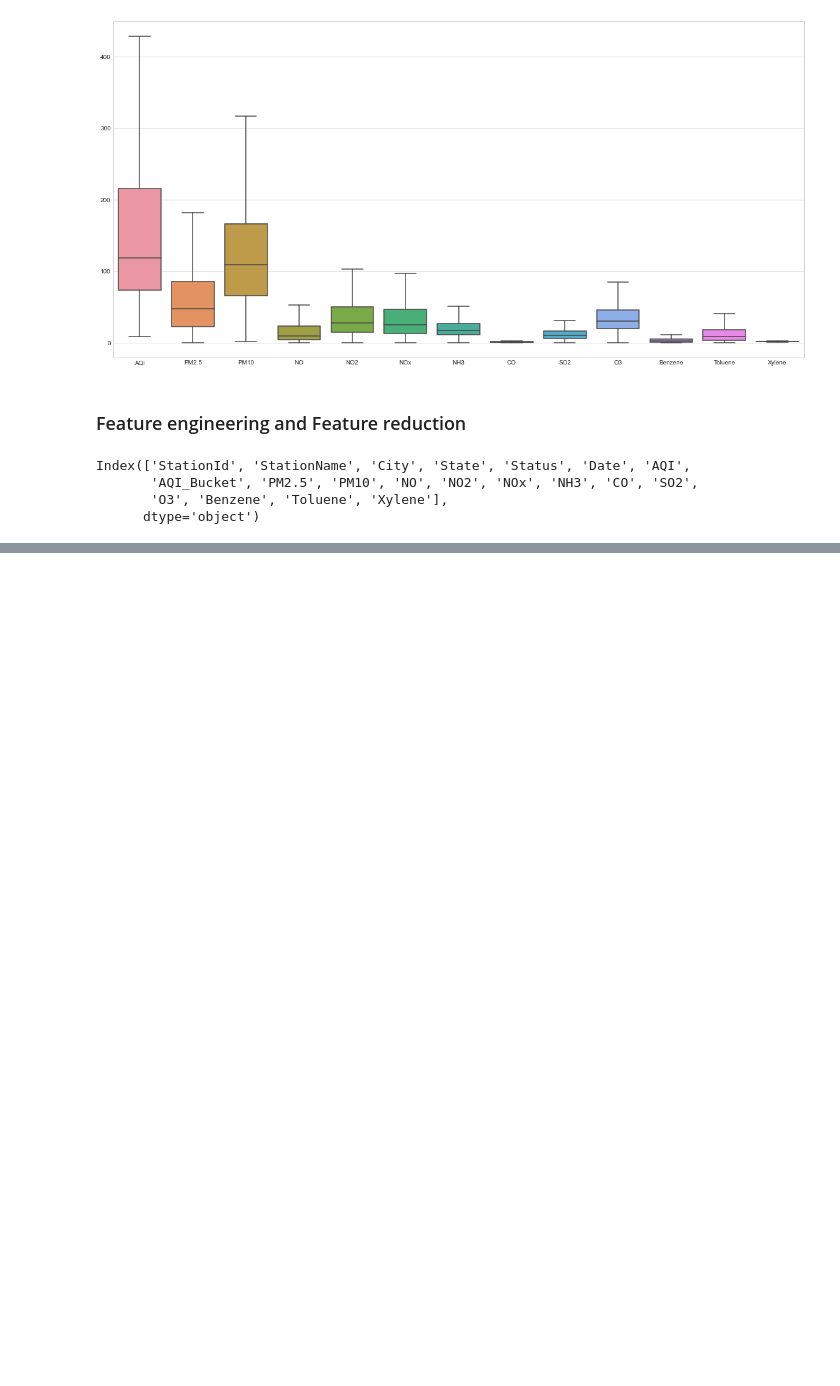
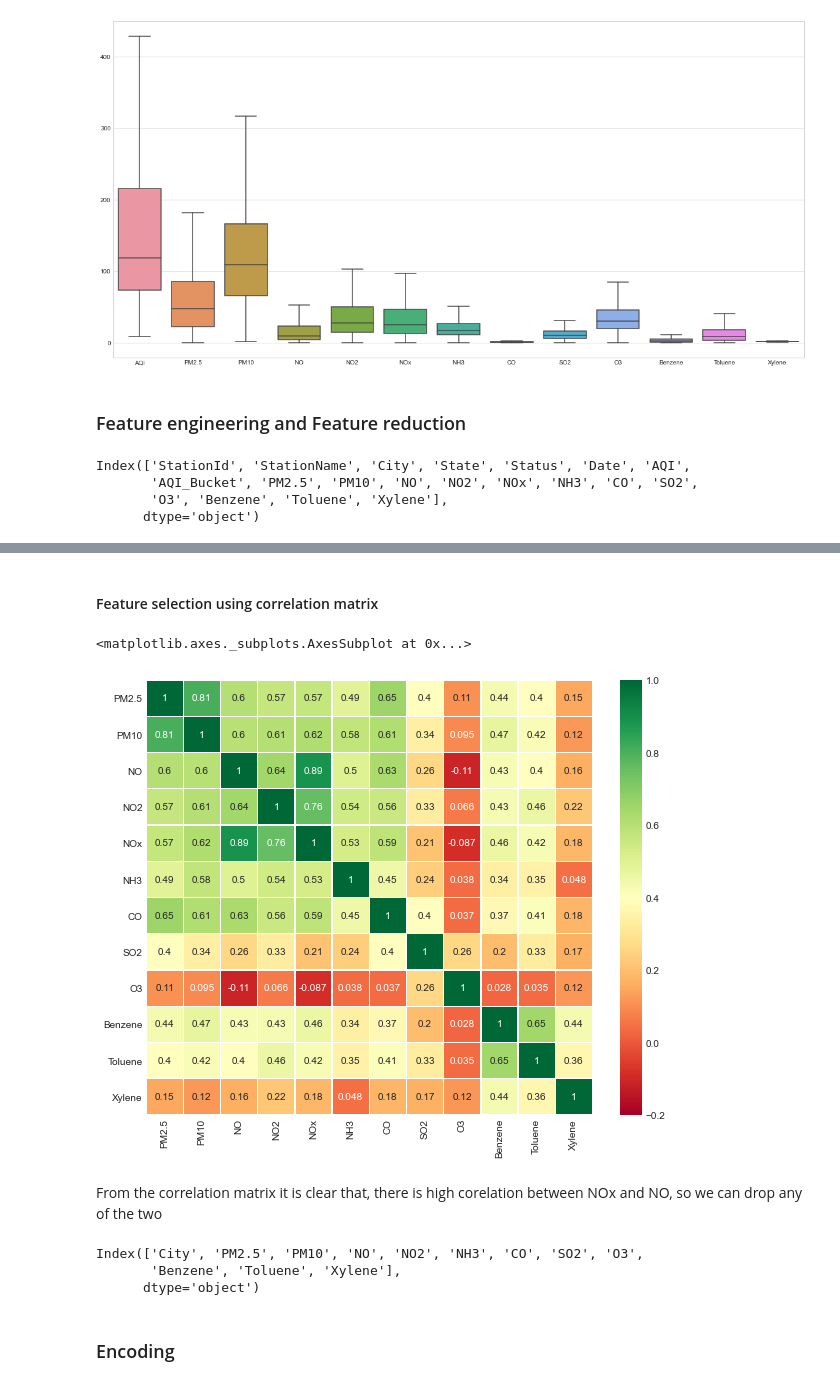
Before and after one commit to harikrish242/ICT_Main_Project, a Jupyter notebook: B2_T1_Main_Project.ipynb, the cells around one changed output, grey strips where cells are left out. Drawn from its saved outputs; the diff is of its cells as text; code cells hidden in the pictures; blank space fills up the shorter version.

```diff
--- a/B2_T1_Main_Project.ipynb
+++ b/B2_T1_Main_Project.ipynb
@@ -696,0 +699,8 @@ Index(['StationId', 'StationName', 'City', 'State', 'Status', 'Date', 'AQI',
+# %%
+#since we are creating the model to predict the AQI value for a particular city,
+#we can drop StationID,StationName,State and Status
+
+df_new = df.drop(['StationId', 'StationName','State','Status'],axis=1)
+# %%
+#since AQI_Bucket can be calculated using the AQI value, this feature can be dropped from the training set
+df_new.drop('AQI_Bucket',axis=1,inplace=True)
@@ -696,0 +713,3 @@ Index(['StationId', 'StationName', 'City', 'State', 'Status', 'Date', 'AQI',
+# %%
+#date fields also can be dropped since we are not consider it as a input fields
+df_new.drop('Date',axis=1,inplace=True)
@@ -696,0 +722,4 @@ Index(['StationId', 'StationName', 'City', 'State', 'Status', 'Date', 'AQI',
+# %%
+#since our target column is AQI, we can split the features into X and y
+X_new = df_new.drop('AQI',axis=1)
+y_new=df_new['AQI']
@@ -696,0 +735,12 @@ Index(['StationId', 'StationName', 'City', 'State', 'Status', 'Date', 'AQI',
+# %% [markdown]
+#### Feature selection using correlation matrix
+# %%
+#Plotting the correlation to check the relations between the variables
+corr_matrix=X_new.corr()
+plt.figure(figsize=(10,8))
+sns.heatmap(corr_matrix,linewidth=0.3,vmin=-.2,vmax=1,annot=True,cmap='RdYlGn')
+# %% [output]
+<matplotlib.axes._subplots.AxesSubplot at 0x...>
+[figure, added]
+# %% [markdown]
+From the correlation matrix  it is clear that, there is high corelation between NOx and NO, so we can drop any of the two
@@ -696,0 +750,8 @@ Index(['StationId', 'StationName', 'City', 'State', 'Status', 'Date', 'AQI',
+# %%
+X_new.columns
+# %% [output]
+Index(['City', 'PM2.5', 'PM10', 'NO', 'NO2', 'NH3', 'CO', 'SO2', 'O3',
+       'Benzene', 'Toluene', 'Xylene'],
+      dtype='object')
+# %% [markdown]
+### Encoding
```
Also changed, not shown: parts of 17 cells of this notebook.
